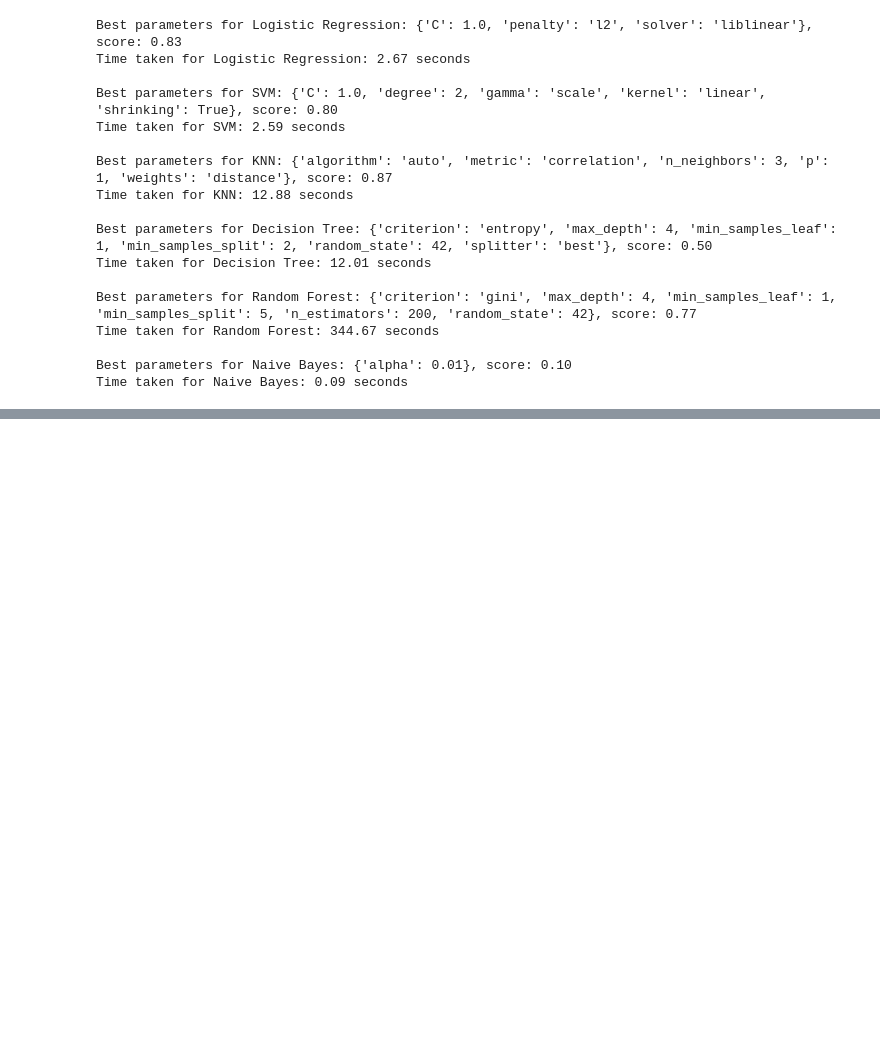
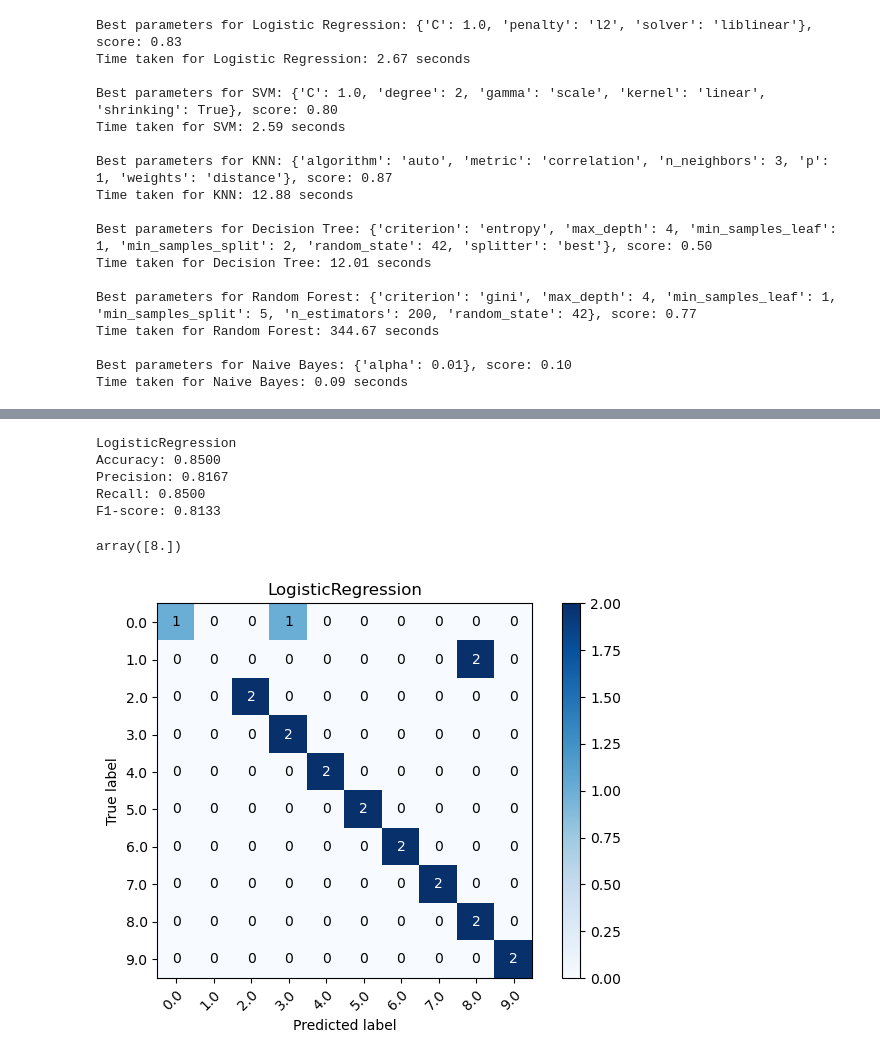
Before and after one commit to qkhanh711/NanoClassification, a Jupyter notebook: NANO.ipynb, the cells around one changed output, grey strips where cells are left out. Saved outputs shown, nothing was run; the diff lists cells and outputs as text; code cells hidden in the pictures; blank space fills up the shorter version.

```diff
--- a/NANO.ipynb
+++ b/NANO.ipynb
@@ -84,3 +76,13 @@ NameError: name 'X' is not defined
+# %%
+model_predict(X_train, y_train, X_test, y_test, models[0], X_min, X_max, X_mean, X_std, path = 'Tricyclazole So sanh.txt')['Predict']
+# %% [output]
+LogisticRegression
+Accuracy: 0.8500
+Precision: 0.8167
+Recall: 0.8500
+F1-score: 0.8133
+array([8.])
+[figure, added]
 # %%
 visualize(X, y, option = '3d', eval = 90, azim = 60, legend = False)
 # %% [output]
```
Also changed, not shown: parts of 3 cells of this notebook, 2 other files.
